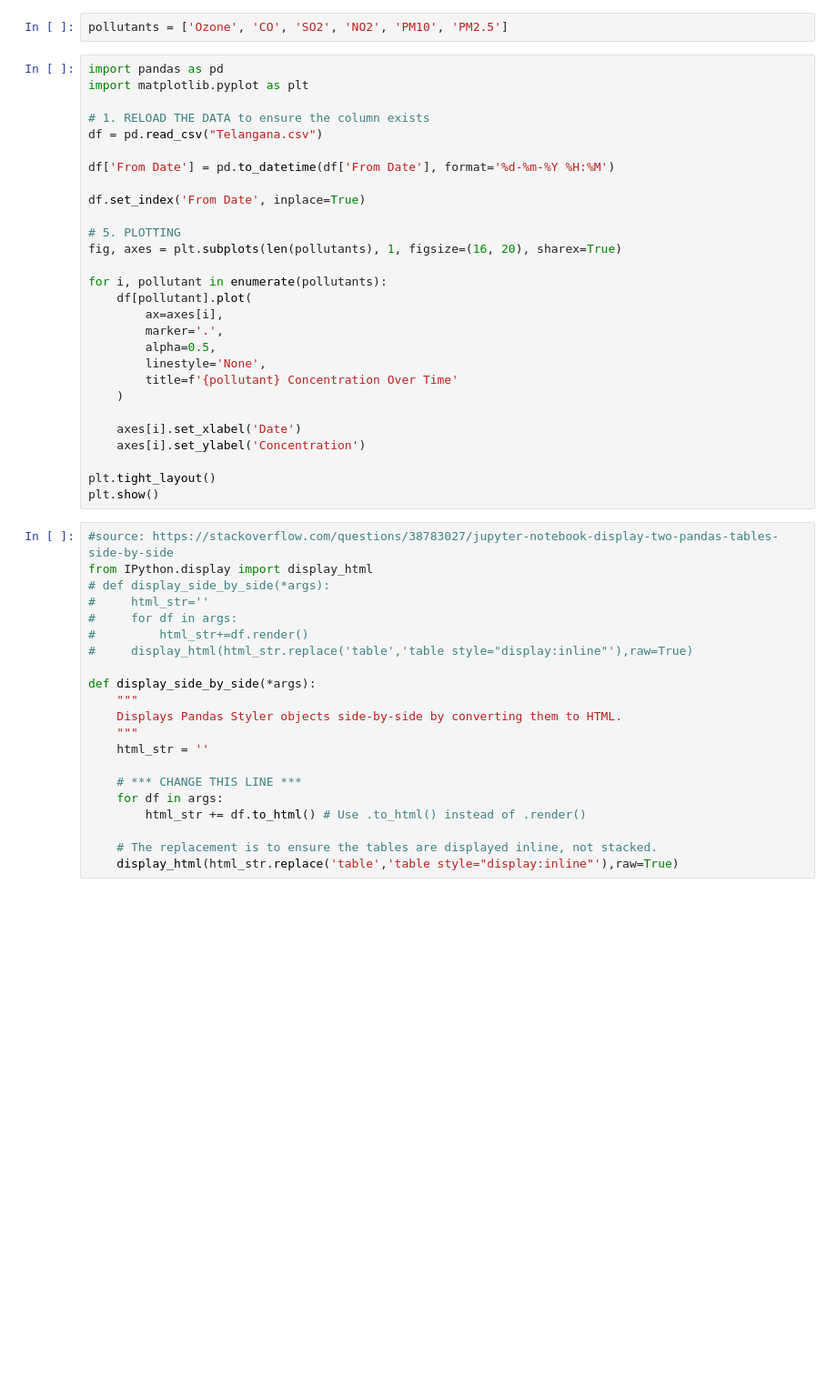
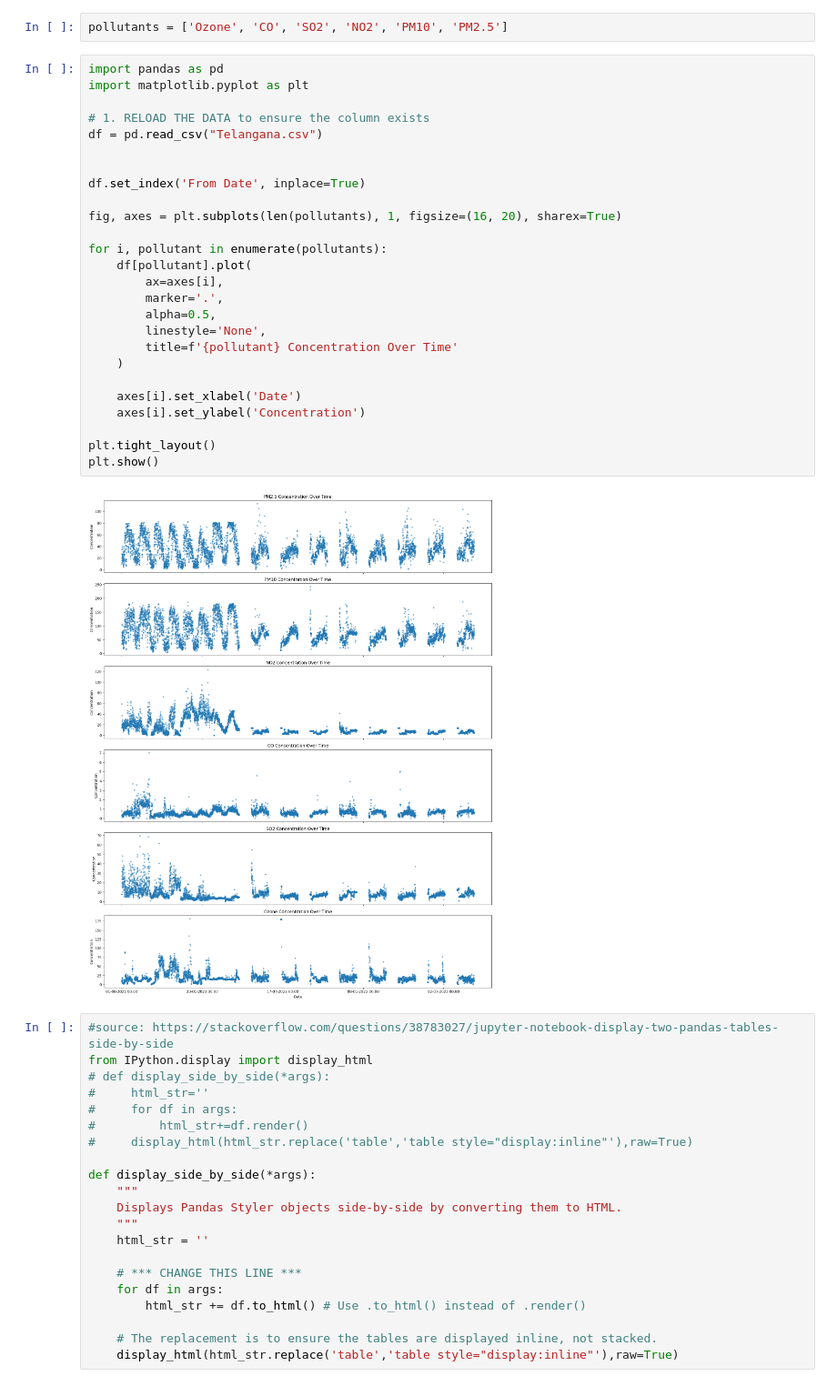
Before and after one commit to Vagdevi1512/Environmental, a Jupyter notebook: Telangana.ipynb, the cells around one changed output. Shown at 91% size. Drawn from its saved outputs; the diff is of its cells as text; blank space fills up the shorter version.

```diff
--- a/Telangana.ipynb
+++ b/Telangana.ipynb
@@ -73,31 +138,31 @@ pollutants = ['Ozone', 'CO', 'SO2', 'NO2', 'PM10', 'PM2.5']
 # %%
 import pandas as pd
 import matplotlib.pyplot as plt
 
 # 1. RELOAD THE DATA to ensure the column exists
 df = pd.read_csv("Telangana.csv")
 
-df['From Date'] = pd.to_datetime(df['From Date'], format='%d-%m-%Y %H:%M')
 
 df.set_index('From Date', inplace=True)
 
-# 5. PLOTTING
 fig, axes = plt.subplots(len(pollutants), 1, figsize=(16, 20), sharex=True)
 
 for i, pollutant in enumerate(pollutants):
     df[pollutant].plot(
         ax=axes[i],
         marker='.',
         alpha=0.5,
         linestyle='None',
         title=f'{pollutant} Concentration Over Time'
     )
 
     axes[i].set_xlabel('Date')
     axes[i].set_ylabel('Concentration')
 
 plt.tight_layout()
 plt.show()
+# %% [output]
+[figure, added]
 # %%
 #source: https://stackoverflow.com/questions/38783027/jupyter-notebook-display-two-pandas-tables-side-by-side
 from IPython.display import display_html
```
Also changed, not shown: parts of 17 cells of this notebook, 2 other files.
